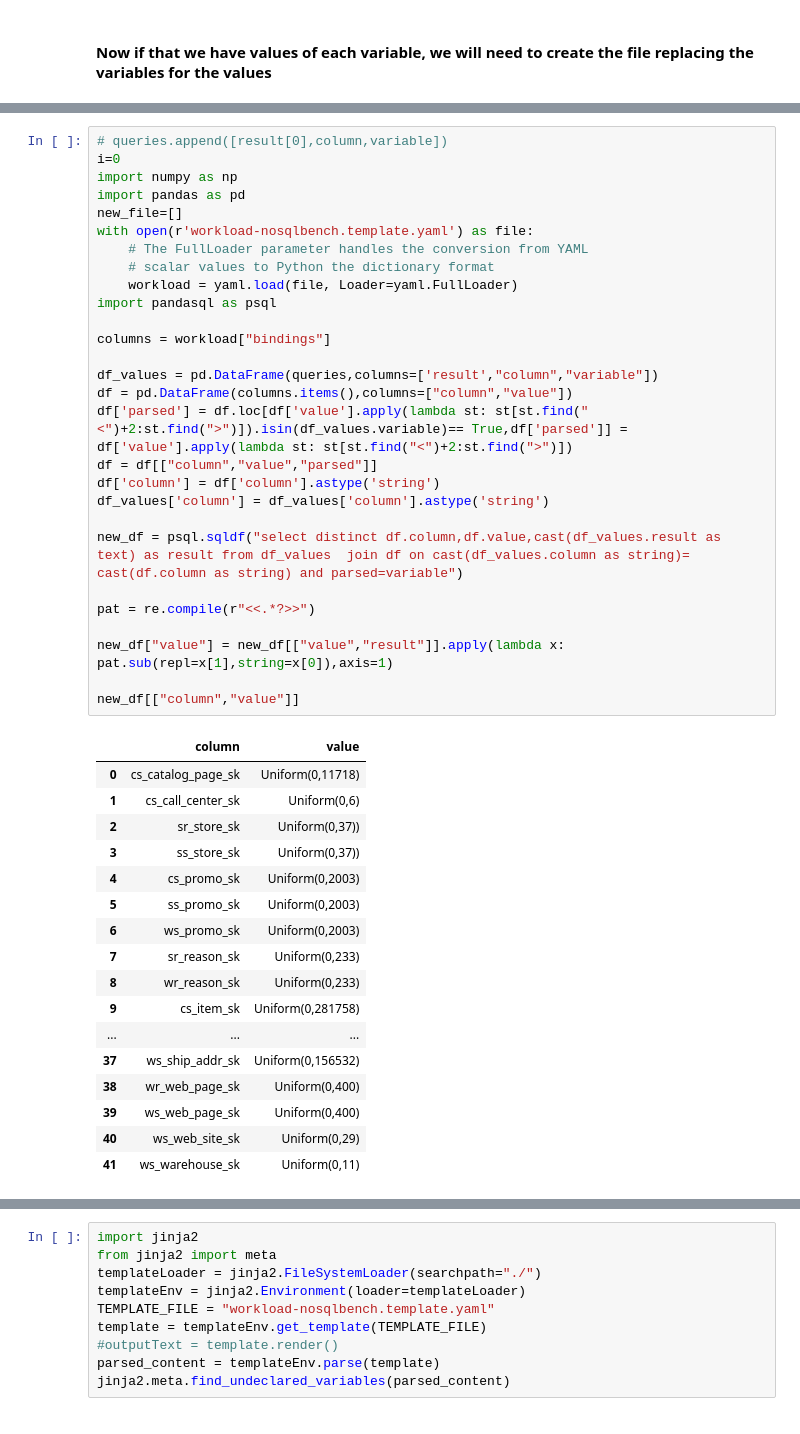
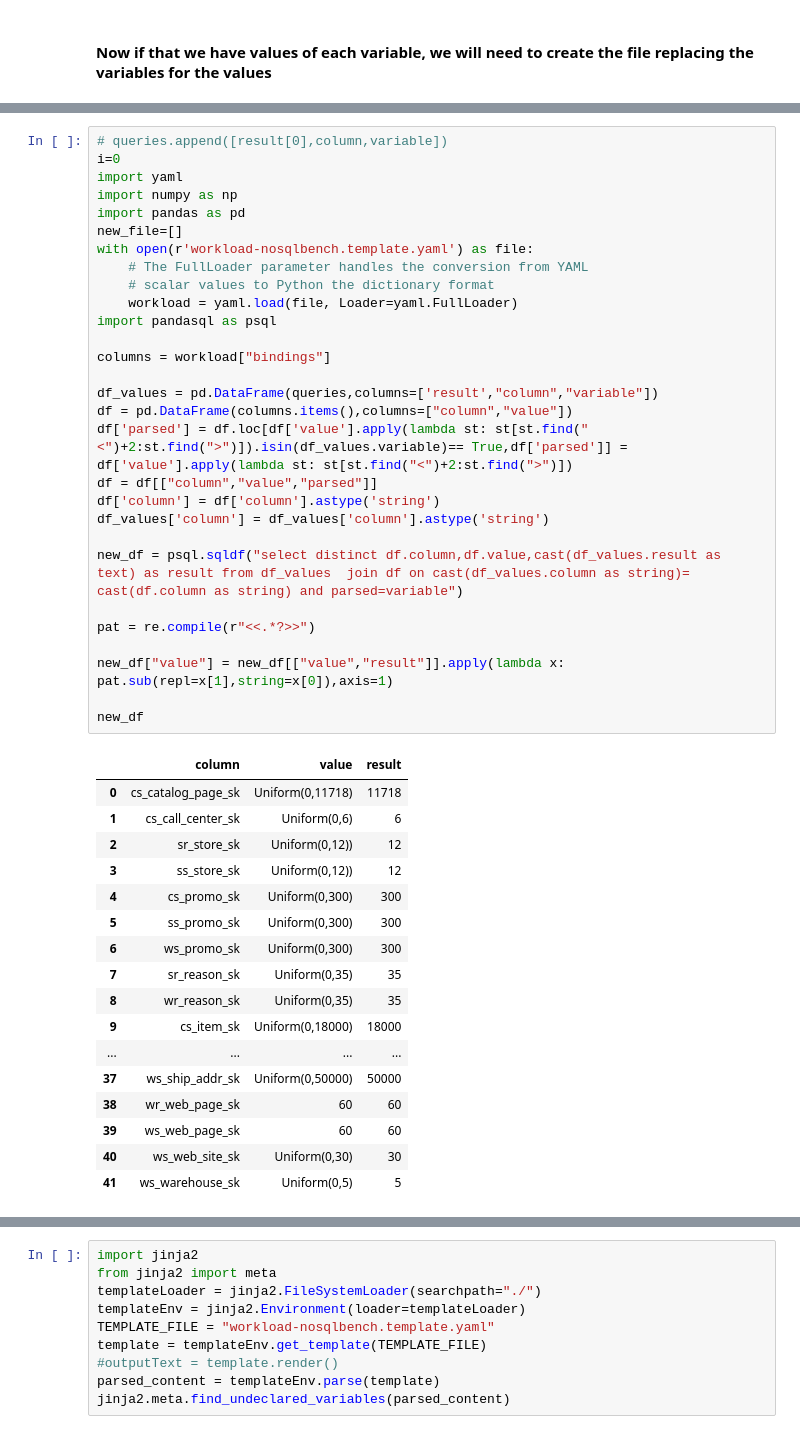
Before and after one commit to ricardoborenstein/scylla_demo, a Jupyter notebook: NoSQLBench_Real-time_Workload.ipynb, the cells around one changed output, grey strips where cells are left out. Drawn from its saved outputs; the diff is of its cells as text.

```diff
--- a/NoSQLBench_Real-time_Workload.ipynb
+++ b/NoSQLBench_Real-time_Workload.ipynb
@@ -203,49 +239,50 @@ result: 11 | column: w_warehouse_sk| variable :max_warehouse
 # %%
 # queries.append([result[0],column,variable])
 i=0
+import yaml
 import numpy as np
 import pandas as pd
 new_file=[]
 with open(r'workload-nosqlbench.template.yaml') as file:
     # The FullLoader parameter handles the conversion from YAML
     # scalar values to Python the dictionary format
     workload = yaml.load(file, Loader=yaml.FullLoader)
 import pandasql as psql
 
 columns = workload["bindings"]
 
 df_values = pd.DataFrame(queries,columns=['result',"column","variable"])
 df = pd.DataFrame(columns.items(),columns=["column","value"])
 df['parsed'] = df.loc[df['value'].apply(lambda st: st[st.find("<")+2:st.find(">")]).isin(df_values.variable)== True,df['parsed']] = df['value'].apply(lambda st: st[st.find("<")+2:st.find(">")])
 df = df[["column","value","parsed"]]
 df['column'] = df['column'].astype('string')
 df_values['column'] = df_values['column'].astype('string')
 
 new_df = psql.sqldf("select distinct df.column,df.value,cast(df_values.result as text) as result from df_values  join df on cast(df_values.column as string)= cast(df.column as string) and parsed=variable")
 
 pat = re.compile(r"<<.*?>>")
 
 new_df["value"] = new_df[["value","result"]].apply(lambda x: pat.sub(repl=x[1],string=x[0]),axis=1)
 
-new_df[["column","value"]]
+new_df
 # %% [output]
-|  | column | value |
-| 0 | cs_catalog_page_sk | Uniform(0,11718) |
-| 1 | cs_call_center_sk | Uniform(0,6) |
-| 2 | sr_store_sk | Uniform(0,37)) |
-| 3 | ss_store_sk | Uniform(0,37)) |
-| 4 | cs_promo_sk | Uniform(0,2003) |
-| 5 | ss_promo_sk | Uniform(0,2003) |
-| 6 | ws_promo_sk | Uniform(0,2003) |
-| 7 | sr_reason_sk | Uniform(0,233) |
-| 8 | wr_reason_sk | Uniform(0,233) |
-| 9 | cs_item_sk | Uniform(0,281758) |
-| ... | ... | ... |
-| 37 | ws_ship_addr_sk | Uniform(0,156532) |
-| 38 | wr_web_page_sk | Uniform(0,400) |
-| 39 | ws_web_page_sk | Uniform(0,400) |
-| 40 | ws_web_site_sk | Uniform(0,29) |
-| 41 | ws_warehouse_sk | Uniform(0,11) |
+|  | column | value | result |
+| 0 | cs_catalog_page_sk | Uniform(0,11718) | 11718 |
+| 1 | cs_call_center_sk | Uniform(0,6) | 6 |
+| 2 | sr_store_sk | Uniform(0,12)) | 12 |
+| 3 | ss_store_sk | Uniform(0,12)) | 12 |
+| 4 | cs_promo_sk | Uniform(0,300) | 300 |
+| 5 | ss_promo_sk | Uniform(0,300) | 300 |
+| 6 | ws_promo_sk | Uniform(0,300) | 300 |
+| 7 | sr_reason_sk | Uniform(0,35) | 35 |
+| 8 | wr_reason_sk | Uniform(0,35) | 35 |
+| 9 | cs_item_sk | Uniform(0,18000) | 18000 |
+| ... | ... | ... | ... |
+| 37 | ws_ship_addr_sk | Uniform(0,50000) | 50000 |
+| 38 | wr_web_page_sk | 60 | 60 |
+| 39 | ws_web_page_sk | 60 | 60 |
+| 40 | ws_web_site_sk | Uniform(0,30) | 30 |
+| 41 | ws_warehouse_sk | Uniform(0,5) | 5 |
 # %%
 import ruamel.yaml
 import sys
```
Also changed, not shown: parts of 9 cells of this notebook, 3 other files.
